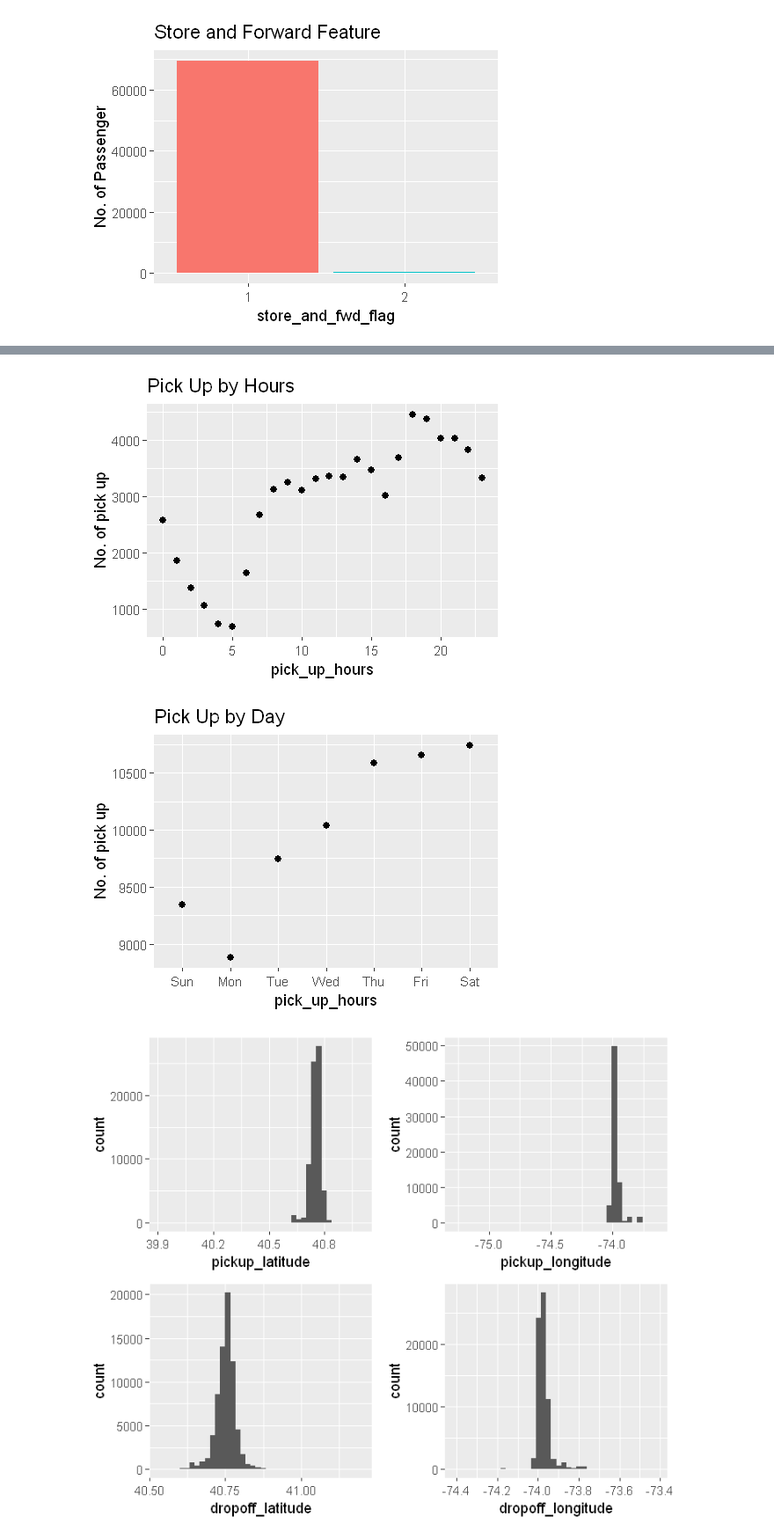
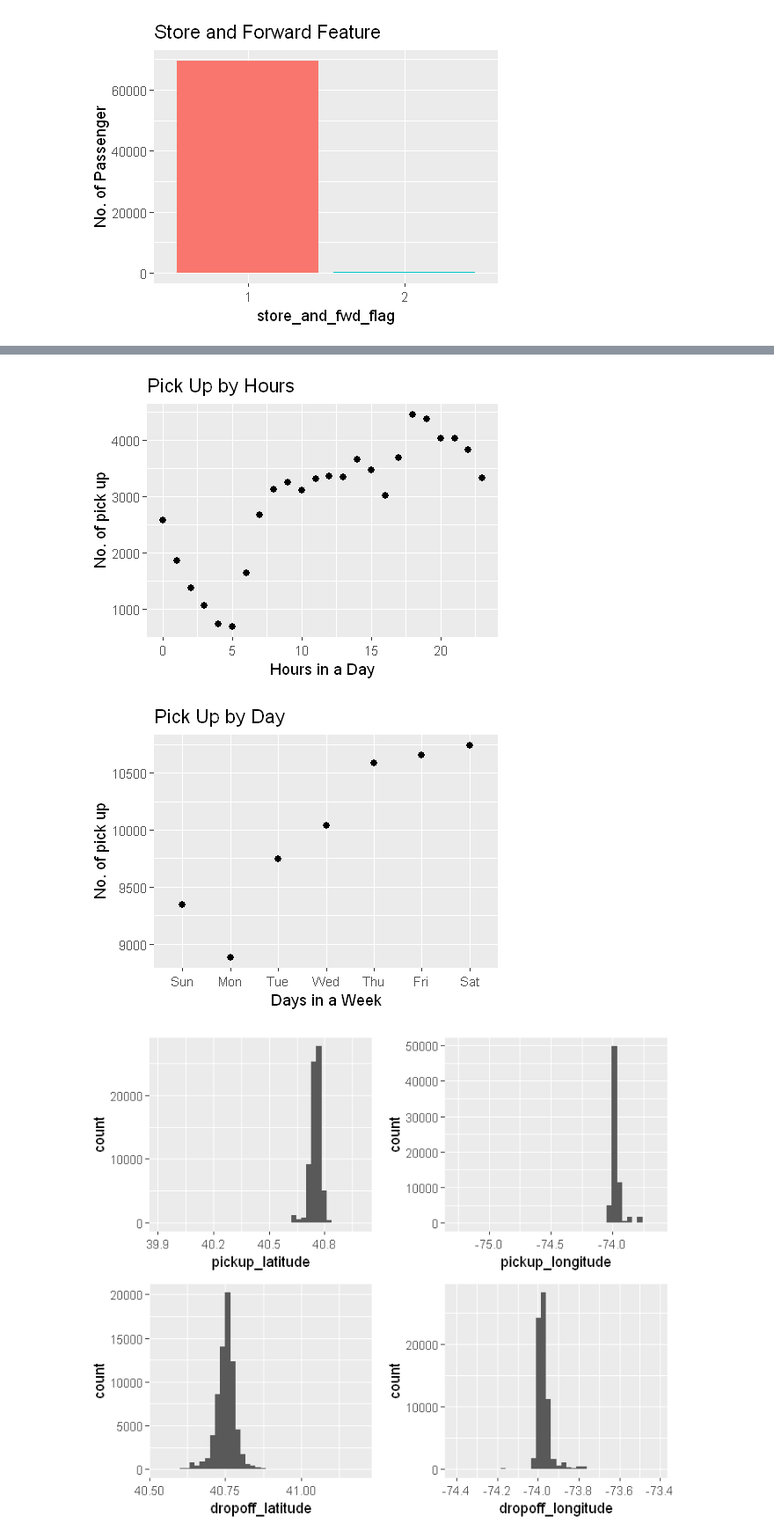
Before and after one commit to robinyUArizona/NYC-Taxi-Trip-Duration-R-ggplot2, a Jupyter notebook: NYC-Taxi Trip Duration Analysis in R.ipynb, the cells around one changed output, grey strips where cells are left out. Shown at 88% size. Cells and saved outputs as stored; diff of their text form; code cells hidden in the pictures.

```diff
--- a/NYC-Taxi Trip Duration Analysis in R.ipynb
+++ b/NYC-Taxi Trip Duration Analysis in R.ipynb
@@ -318,16 +361,15 @@ new_train_data %>%
 # %%
 new_train_data %>%
   mutate(hpick = hour(pickup_datetime)) %>%
   group_by(hpick) %>%
   count() %>%
   ggplot(aes(x=hpick, y=n)) +
   geom_point(size=2) +
   ggtitle("Pick Up by Hours") +
-  xlab("pick_up_hours") +
+  xlab("Hours in a Day") +
   ylab("No. of pick up")
-#
 # %% [output]
-[figure, old version]
+[figure, new version]
 # %%
 new_train_data %>%
   mutate(wday  = factor(wday(pickup_datetime, label=TRUE))) %>%
@@ -336,10 +378,10 @@ new_train_data %>%
   ggplot(aes(x=wday, y=n)) +
   geom_point(size=2) +
   ggtitle("Pick Up by Day") +
-  xlab("pick_up_hours") +
+  xlab("Days in a Week") +
   ylab("No. of pick up")
 # %% [output]
-[figure, old version]
+[figure, new version]
 # %%
 # 'pickup_latitude', pickup_longitude', dropoff_latitude', 'dropoff_longitude' features
 options(repr.plot.width = 6, repr.plot.height = 5)
```
Also changed, not shown: parts of 37 cells of this notebook.
